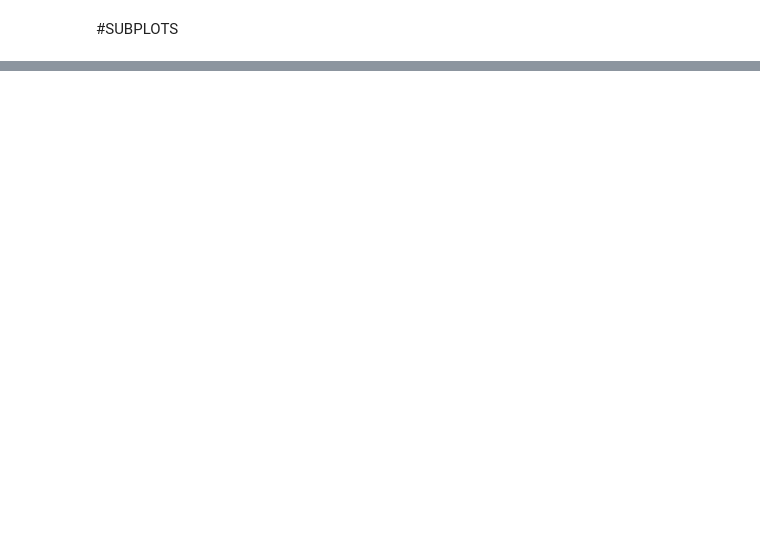
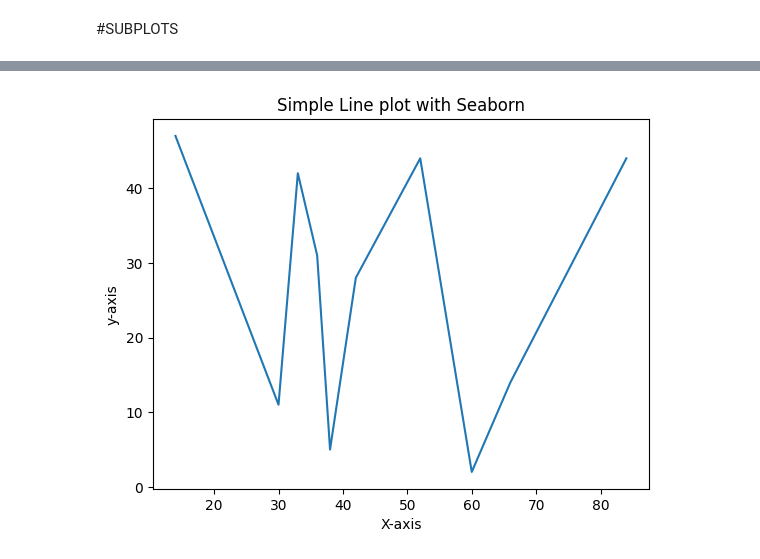
Before and after one commit to PranjalDby/MachineLearningAndAI, a Jupyter notebook: deep_learning_tf/Machine_LearningFundamentals/data_visualization/data_vis.ipynb, the cells around one changed output, grey strips where cells are left out. Saved outputs shown, nothing was run; the diff lists cells and outputs as text; code cells hidden in the pictures; blank space fills up the shorter version.

```diff
--- a/deep_learning_tf/Machine_LearningFundamentals/data_visualization/data_vis.ipynb
+++ b/deep_learning_tf/Machine_LearningFundamentals/data_visualization/data_vis.ipynb
@@ -131,0 +138,14 @@ plt.show()
+# %%
+## plotting with seaborn
+
+x = np.random.randint(100,size=10)
+y = np.random.randint(50,size=10)
+
+## lineplot
+sbn.lineplot(x =x ,y =y)
+plt.xlabel("X-axis")
+plt.ylabel("y-axis")
+plt.title("Simple Line plot with Seaborn")
+plt.show()
+# %% [output]
+[figure, added]
```
Also changed, not shown: parts of 17 cells of this notebook, 2 other files.
